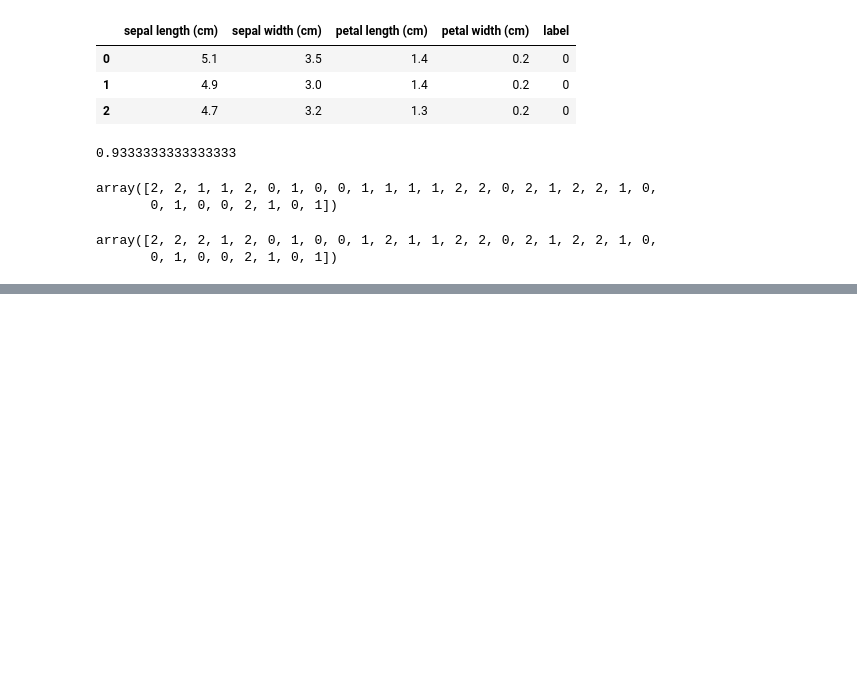
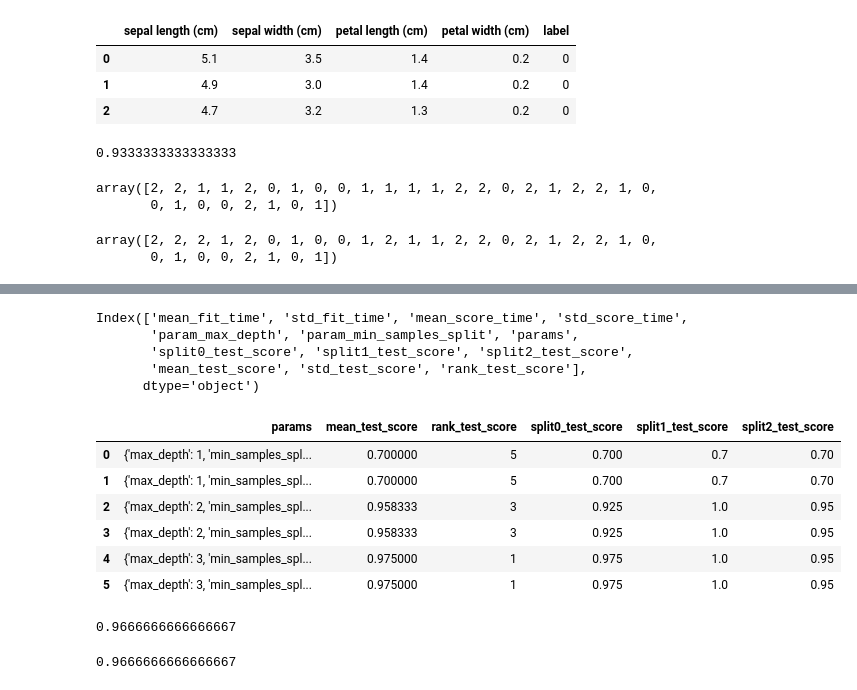
Before and after one commit to ThatHomr/python_ex_my, a Jupyter notebook: ml/ch02/01.ipynb, the cells around one changed output, grey strips where cells are left out. Saved outputs shown, nothing was run; the diff lists cells and outputs as text; code cells hidden in the pictures; blank space fills up the shorter version.

```diff
--- a/ml/ch02/01.ipynb
+++ b/ml/ch02/01.ipynb
@@ -121,0 +312,16 @@ array([2, 2, 2, 1, 2, 0, 1, 0, 0, 1, 2, 1, 1, 2, 2, 0, 2, 1, 2, 2, 1, 0,
+# %%
+x_train, x_test, y_train, y_test = train_test_split(iris.data,
+                                                    iris.target,
+                                                    test_size=0.2,
+                                                    random_state=121)
+dtree = DecisionTreeClassifier()
+param = {'max_depth' : [1, 2, 3],
+             'min_samples_split' : [2, 3]}
+# %%
+
+grid_tree = GridSearchCV(dtree,
+                        param_grid=param,
+                        cv=3,
+                        refit=True)
+# %%
+grid_tree.fit(x_train, y_train)
@@ -121,0 +363,25 @@ array([2, 2, 2, 1, 2, 0, 1, 0, 0, 1, 2, 1, 1, 2, 2, 0, 2, 1, 2, 2, 1, 0,
+# %%
+df = pd.DataFrame(grid_tree.cv_results_)
+# %%
+df.columns
+# %% [output]
+Index(['mean_fit_time', 'std_fit_time', 'mean_score_time', 'std_score_time',
+       'param_max_depth', 'param_min_samples_split', 'params',
+       'split0_test_score', 'split1_test_score', 'split2_test_score',
+       'mean_test_score', 'std_test_score', 'rank_test_score'],
+      dtype='object')
+# %%
+df[['params',
+    'mean_test_score',
+    'rank_test_score',
+    'split0_test_score',
+    'split1_test_score',
+    'split2_test_score']]
+# %% [output]
+|  | params | mean_test_score | rank_test_score | split0_test_score | split1_test_score | split2_test_score |
+| 0 | {'max_depth': 1, 'min_samples_spl... | 0.700000 | 5 | 0.700 | 0.7 | 0.70 |
+| 1 | {'max_depth': 1, 'min_samples_spl... | 0.700000 | 5 | 0.700 | 0.7 | 0.70 |
+| 2 | {'max_depth': 2, 'min_samples_spl... | 0.958333 | 3 | 0.925 | 1.0 | 0.95 |
+| 3 | {'max_depth': 2, 'min_samples_spl... | 0.958333 | 3 | 0.925 | 1.0 | 0.95 |
+| 4 | {'max_depth': 3, 'min_samples_spl... | 0.975000 | 1 | 0.975 | 1.0 | 0.95 |
+| 5 | {'max_depth': 3, 'min_samples_spl... | 0.975000 | 1 | 0.975 | 1.0 | 0.95 |
@@ -121,0 +390,9 @@ array([2, 2, 2, 1, 2, 0, 1, 0, 0, 1, 2, 1, 1, 2, 2, 0, 2, 1, 2, 2, 1, 0,
+# %%
+accuracy_score(y_test, pred)
+# %% [output]
+0.9666666666666667
+# %%
+pred = grid_tree.best_estimator_.predict(x_test)
+accuracy_score(y_test, pred)
+# %% [output]
+0.9666666666666667
```
Also changed, not shown: parts of 22 cells of this notebook, 1 other file.
